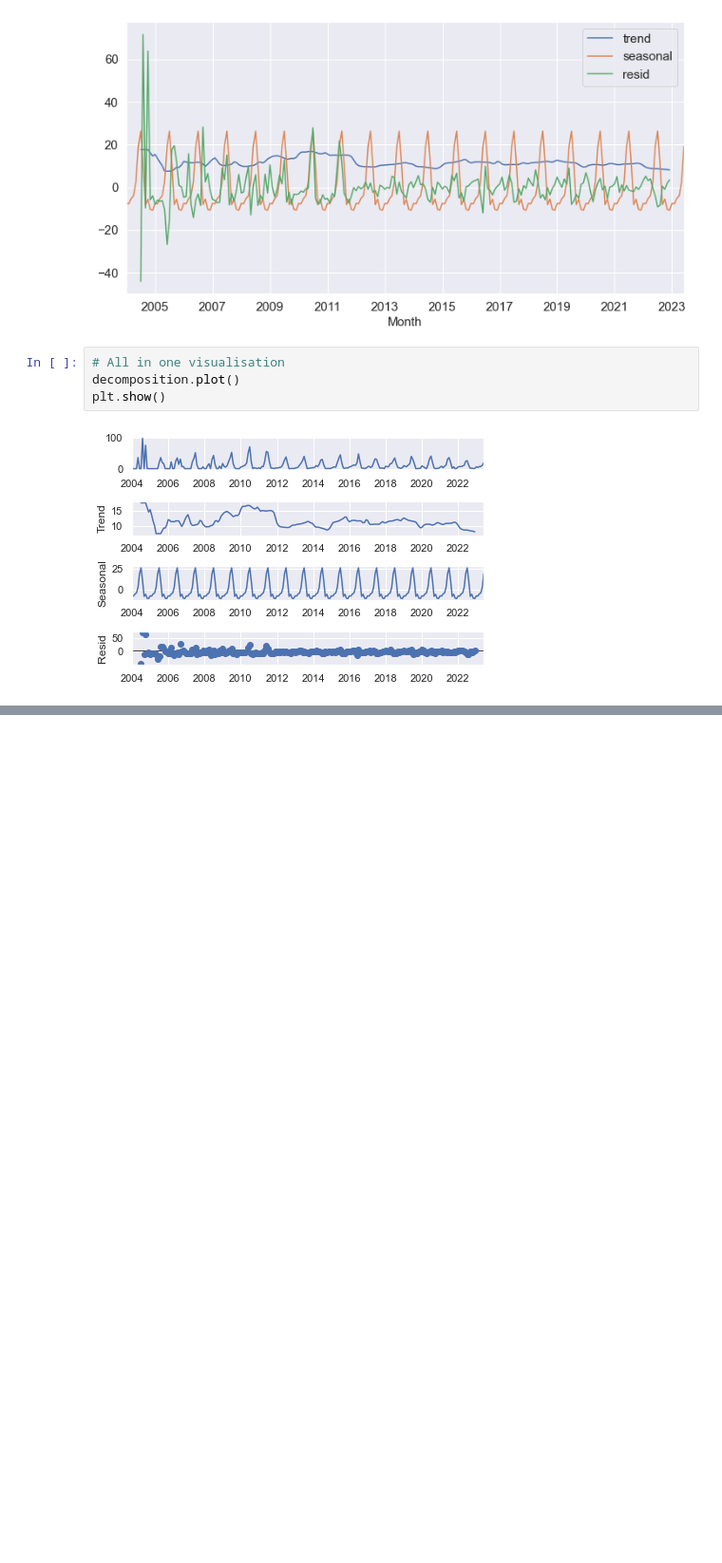
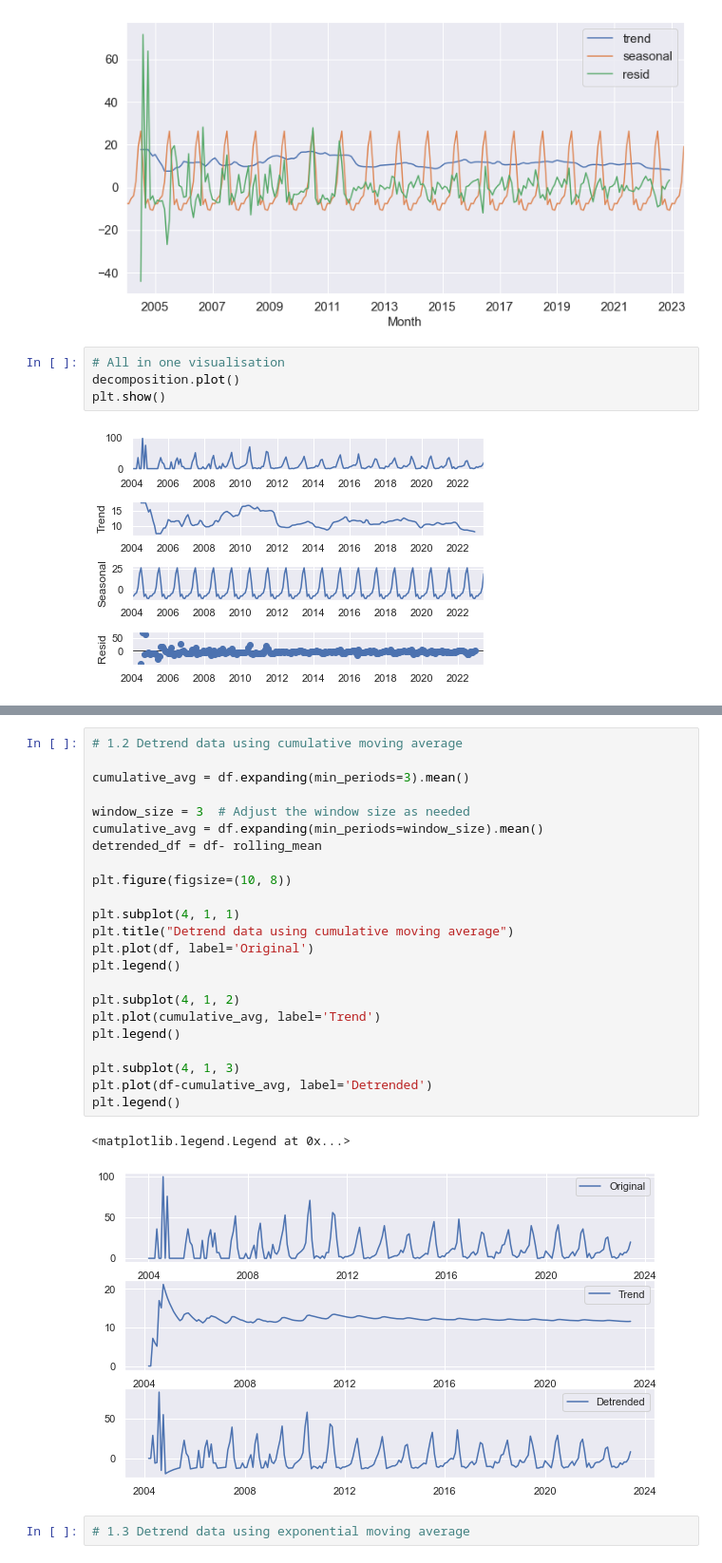
Before and after one commit to szintakacseva/TimeSeries, a Jupyter notebook: statsmodels_ts.ipynb, the cells around one changed output, grey strips where cells are left out. Shown at 95% size. Saved outputs shown, nothing was run; the diff lists cells and outputs as text; blank space fills up the shorter version.

```diff
--- a/statsmodels_ts.ipynb
+++ b/statsmodels_ts.ipynb
@@ -152,0 +188,28 @@ This code will create a 4-subplot figure showing the original data, trend compon
+# %%
+# 1.2 Detrend data using cumulative moving average
+
+cumulative_avg = df.expanding(min_periods=3).mean()
+
+window_size = 3  # Adjust the window size as needed
+cumulative_avg = df.expanding(min_periods=window_size).mean()
+detrended_df = df- rolling_mean
+
+plt.figure(figsize=(10, 8))
+
+plt.subplot(4, 1, 1)
+plt.title("Detrend data using cumulative moving average")
+plt.plot(df, label='Original')
+plt.legend()
+
+plt.subplot(4, 1, 2)
+plt.plot(cumulative_avg, label='Trend')
+plt.legend()
+
+plt.subplot(4, 1, 3)
+plt.plot(df-cumulative_avg, label='Detrended')
+plt.legend()
+# %% [output]
+<matplotlib.legend.Legend at 0x...>
+[figure, added]
+# %%
+# 1.3 Detrend data using exponential moving average
```
Also changed, not shown: parts of 24 cells of this notebook.
